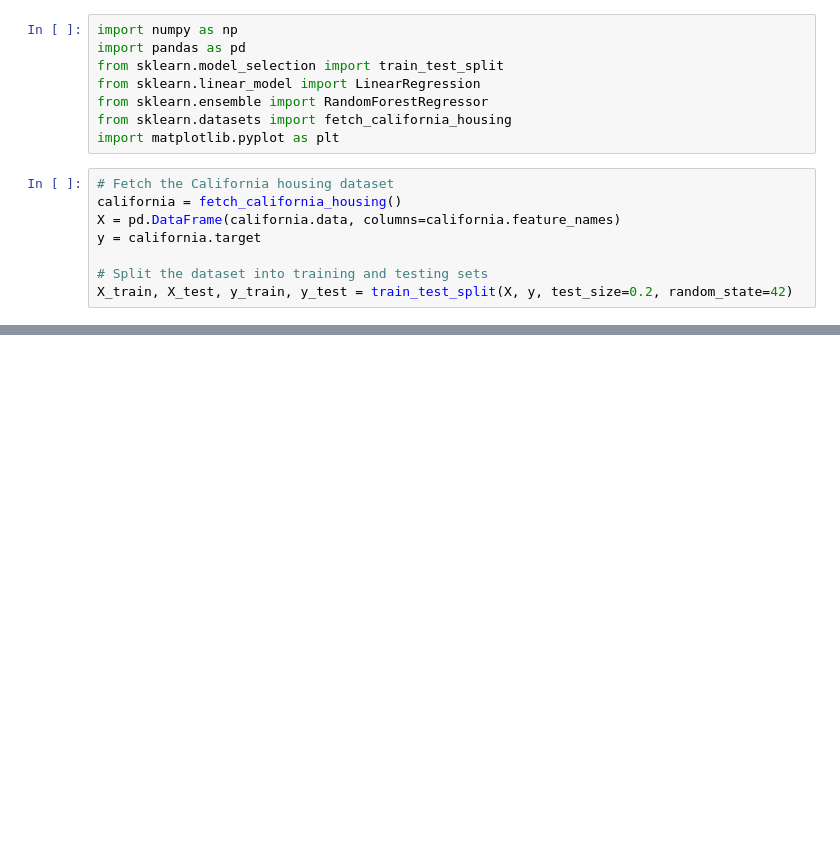
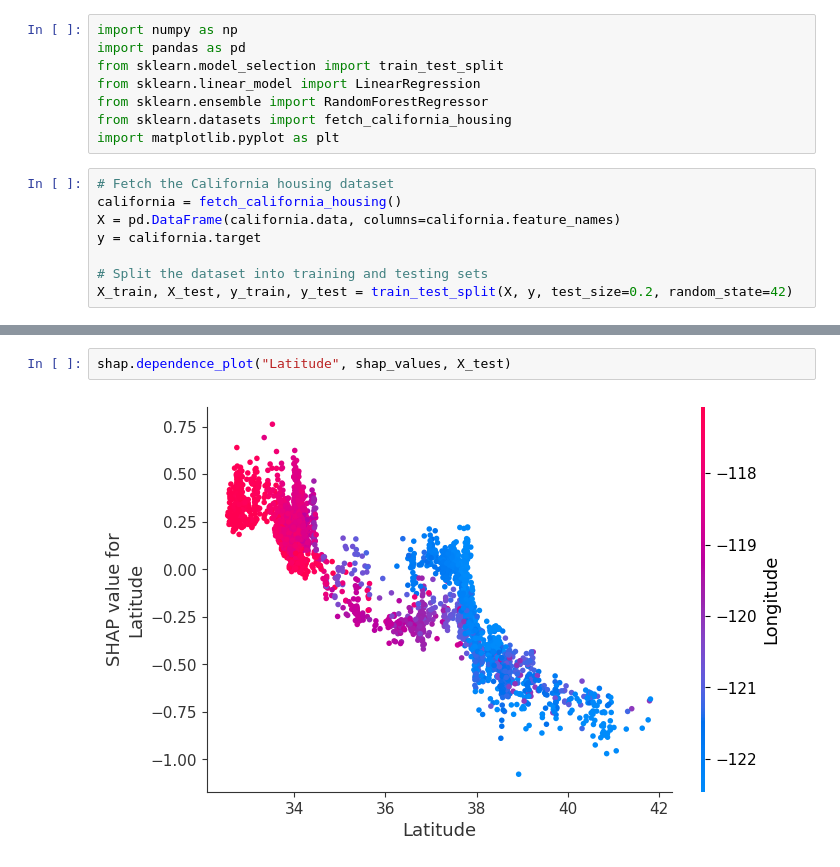
Before and after one commit to MajesticUnic0rn/TeachingMaterial, a Jupyter notebook: model_explain/model_explain.ipynb, the cells around one changed output, grey strips where cells are left out. Drawn from its saved outputs; the diff is of its cells as text; blank space fills up the shorter version.

```diff
--- a/model_explain/model_explain.ipynb
+++ b/model_explain/model_explain.ipynb
@@ -49,0 +90,4 @@ plt.show()
+# %%
+shap.dependence_plot("Latitude", shap_values, X_test)
+# %% [output]
+[figure, added]
```
Also changed, not shown: parts of 10 cells of this notebook.
